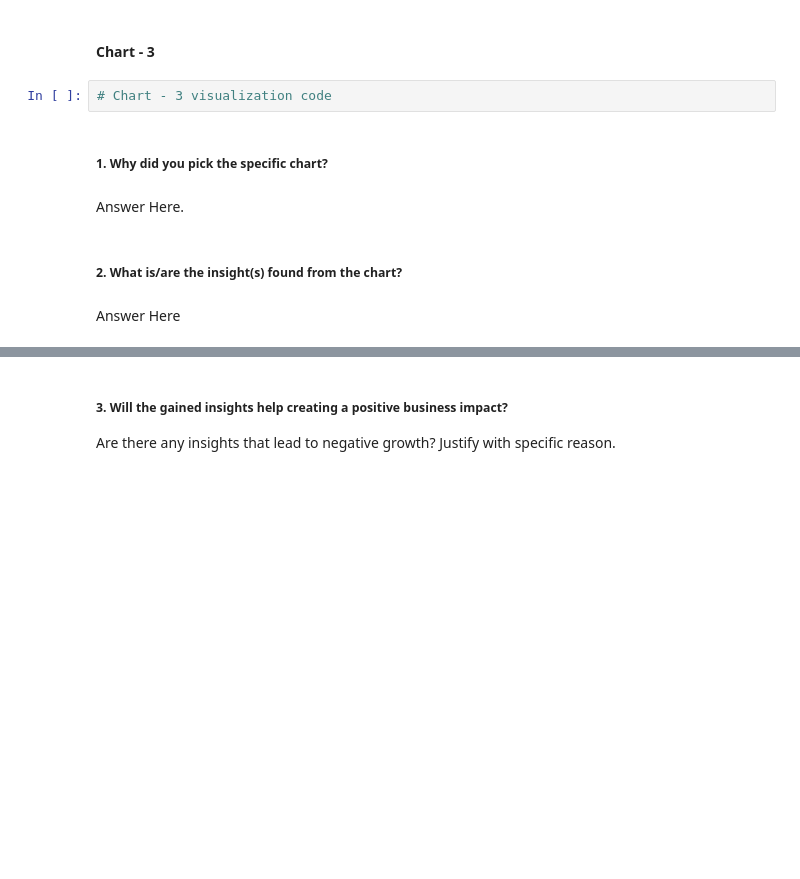
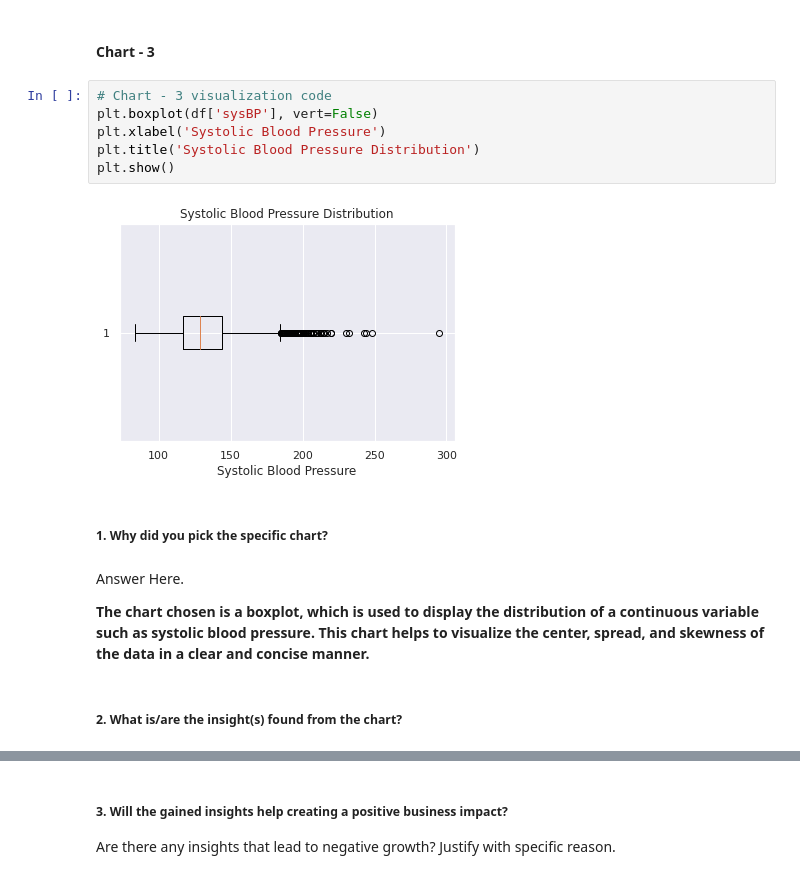
Before and after one commit to Vrishali04/Cardiovascular_Risk_Prediction_Classification_Capstone_Project2, a Jupyter notebook: Cardiovascular_Classification_Capstone_Project_Submission.ipynb, the cells around one changed output, grey strips where cells are left out. Saved outputs shown, nothing was run; the diff lists cells and outputs as text; blank space fills up the shorter version.

```diff
--- a/Cardiovascular_Classification_Capstone_Project_Submission.ipynb
+++ b/Cardiovascular_Classification_Capstone_Project_Submission.ipynb
@@ -186,12 +413,18 @@ Answer Here
 # %% [markdown]
 #### Chart - 3
-# %%
-# Chart - 3 visualization code
+# %%
+# Chart - 3 visualization code
+plt.boxplot(df['sysBP'], vert=False)
+plt.xlabel('Systolic Blood Pressure')
+plt.title('Systolic Blood Pressure Distribution')
+plt.show()
+# %% [output]
+[figure, added]
 # %% [markdown]
 ##### 1. Why did you pick the specific chart?
-# %% [markdown]
-Answer Here.
+# %% [markdown]
+Answer Here.
+
+<b>The chart chosen is a boxplot, which is used to display the distribution of a continuous variable such as systolic blood pressure. This chart helps to visualize the center, spread, and skewness of the data in a clear and concise manner.
 # %% [markdown]
 ##### 2. What is/are the insight(s) found from the chart?
-# %% [markdown]
-Answer Here
```
Also changed, not shown: parts of 150 cells of this notebook.
